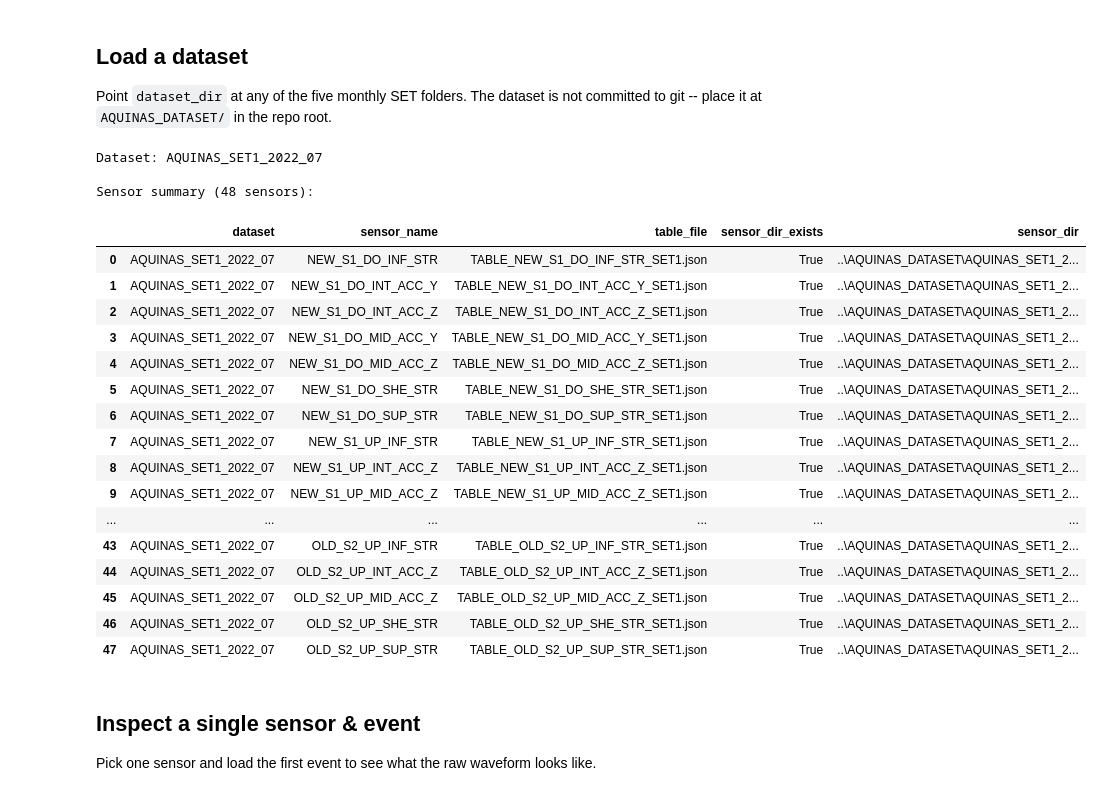
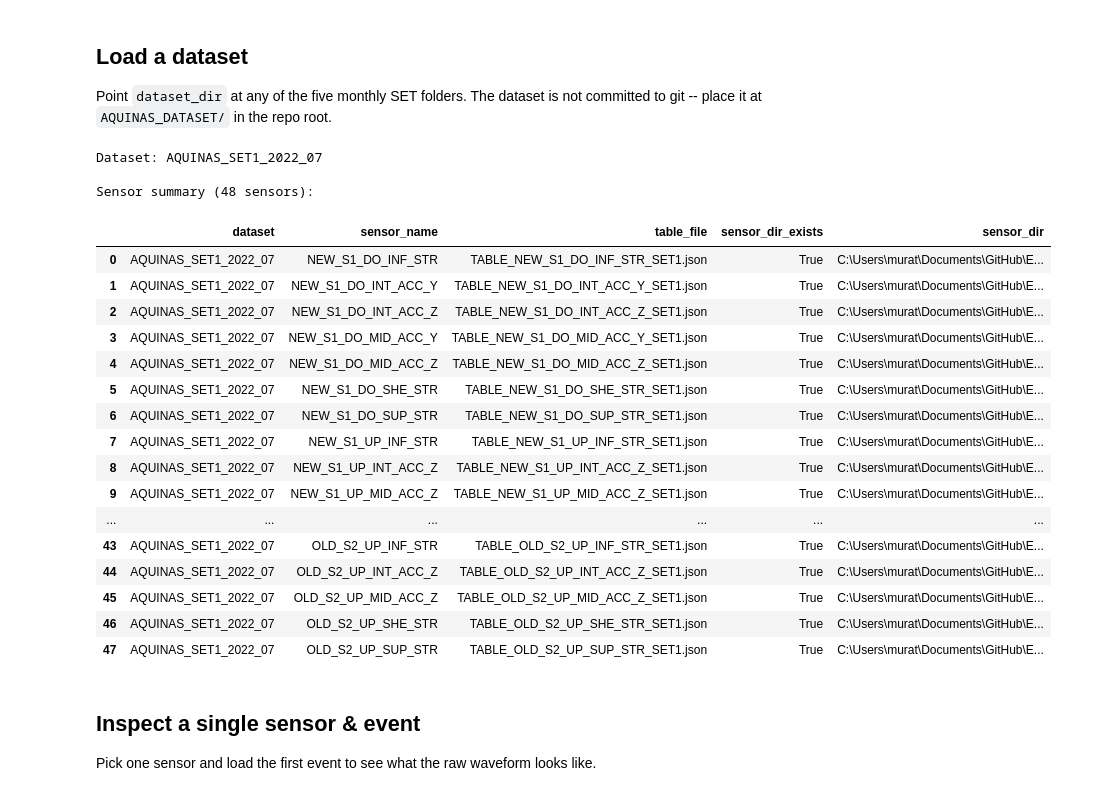
Before and after one commit to likemaestro/EWSHM_Competition, a Jupyter notebook: notebooks/01_sensor_overview.ipynb, the cells around one changed output. Cells and saved outputs as stored; diff of their text form; code cells hidden in the pictures.

```diff
--- a/notebooks/01_sensor_overview.ipynb
+++ b/notebooks/01_sensor_overview.ipynb
@@ -22,33 +21,34 @@ Point `dataset_dir` at any of the five monthly SET folders.
 The dataset is not committed to git -- place it at
 `AQUINAS_DATASET/` in the repo root.
 # %%
-dataset_dir = Path("../AQUINAS_DATASET/AQUINAS_SET1_2022_07")
+dataset_root = find_dataset_root()
+dataset_dir = dataset_root / "AQUINAS_SET1_2022_07"
 reader = AquinasReader(dataset_dir)
 
 print(f"Dataset: {reader.set_name}")
 print(f"\nSensor summary ({len(reader.table_files)} sensors):")
 reader.summary()
 # %% [output]
 Dataset: AQUINAS_SET1_2022_07
 
 Sensor summary (48 sensors):
 |  | dataset | sensor_name | table_file | sensor_dir_exists | sensor_dir |
-| 0 | AQUINAS_SET1_2022_07 | NEW_S1_DO_INF_STR | TABLE_NEW_S1_DO_INF_STR_SET1.json | True | ..\AQUINAS_DATASET\AQUINAS_SET1_2... |
-| 1 | AQUINAS_SET1_2022_07 | NEW_S1_DO_INT_ACC_Y | TABLE_NEW_S1_DO_INT_ACC_Y_SET1.json | True | ..\AQUINAS_DATASET\AQUINAS_SET1_2... |
-| 2 | AQUINAS_SET1_2022_07 | NEW_S1_DO_INT_ACC_Z | TABLE_NEW_S1_DO_INT_ACC_Z_SET1.json | True | ..\AQUINAS_DATASET\AQUINAS_SET1_2... |
-| 3 | AQUINAS_SET1_2022_07 | NEW_S1_DO_MID_ACC_Y | TABLE_NEW_S1_DO_MID_ACC_Y_SET1.json | True | ..\AQUINAS_DATASET\AQUINAS_SET1_2... |
-| 4 | AQUINAS_SET1_2022_07 | NEW_S1_DO_MID_ACC_Z | TABLE_NEW_S1_DO_MID_ACC_Z_SET1.json | True | ..\AQUINAS_DATASET\AQUINAS_SET1_2... |
-| 5 | AQUINAS_SET1_2022_07 | NEW_S1_DO_SHE_STR | TABLE_NEW_S1_DO_SHE_STR_SET1.json | True | ..\AQUINAS_DATASET\AQUINAS_SET1_2... |
-| 6 | AQUINAS_SET1_2022_07 | NEW_S1_DO_SUP_STR | TABLE_NEW_S1_DO_SUP_STR_SET1.json | True | ..\AQUINAS_DATASET\AQUINAS_SET1_2... |
-| 7 | AQUINAS_SET1_2022_07 | NEW_S1_UP_INF_STR | TABLE_NEW_S1_UP_INF_STR_SET1.json | True | ..\AQUINAS_DATASET\AQUINAS_SET1_2... |
-| 8 | AQUINAS_SET1_2022_07 | NEW_S1_UP_INT_ACC_Z | TABLE_NEW_S1_UP_INT_ACC_Z_SET1.json | True | ..\AQUINAS_DATASET\AQUINAS_SET1_2... |
-| 9 | AQUINAS_SET1_2022_07 | NEW_S1_UP_MID_ACC_Z | TABLE_NEW_S1_UP_MID_ACC_Z_SET1.json | True | ..\AQUINAS_DATASET\AQUINAS_SET1_2... |
+| 0 | AQUINAS_SET1_2022_07 | NEW_S1_DO_INF_STR | TABLE_NEW_S1_DO_INF_STR_SET1.json | True | C:\Users\murat\Documents\GitHub\E... |
+| 1 | AQUINAS_SET1_2022_07 | NEW_S1_DO_INT_ACC_Y | TABLE_NEW_S1_DO_INT_ACC_Y_SET1.json | True | C:\Users\murat\Documents\GitHub\E... |
+| 2 | AQUINAS_SET1_2022_07 | NEW_S1_DO_INT_ACC_Z | TABLE_NEW_S1_DO_INT_ACC_Z_SET1.json | True | C:\Users\murat\Documents\GitHub\E... |
+| 3 | AQUINAS_SET1_2022_07 | NEW_S1_DO_MID_ACC_Y | TABLE_NEW_S1_DO_MID_ACC_Y_SET1.json | True | C:\Users\murat\Documents\GitHub\E... |
+| 4 | AQUINAS_SET1_2022_07 | NEW_S1_DO_MID_ACC_Z | TABLE_NEW_S1_DO_MID_ACC_Z_SET1.json | True | C:\Users\murat\Documents\GitHub\E... |
+| 5 | AQUINAS_SET1_2022_07 | NEW_S1_DO_SHE_STR | TABLE_NEW_S1_DO_SHE_STR_SET1.json | True | C:\Users\murat\Documents\GitHub\E... |
+| 6 | AQUINAS_SET1_2022_07 | NEW_S1_DO_SUP_STR | TABLE_NEW_S1_DO_SUP_STR_SET1.json | True | C:\Users\murat\Documents\GitHub\E... |
+| 7 | AQUINAS_SET1_2022_07 | NEW_S1_UP_INF_STR | TABLE_NEW_S1_UP_INF_STR_SET1.json | True | C:\Users\murat\Documents\GitHub\E... |
+| 8 | AQUINAS_SET1_2022_07 | NEW_S1_UP_INT_ACC_Z | TABLE_NEW_S1_UP_INT_ACC_Z_SET1.json | True | C:\Users\murat\Documents\GitHub\E... |
+| 9 | AQUINAS_SET1_2022_07 | NEW_S1_UP_MID_ACC_Z | TABLE_NEW_S1_UP_MID_ACC_Z_SET1.json | True | C:\Users\murat\Documents\GitHub\E... |
 | ... | ... | ... | ... | ... | ... |
-| 43 | AQUINAS_SET1_2022_07 | OLD_S2_UP_INF_STR | TABLE_OLD_S2_UP_INF_STR_SET1.json | True | ..\AQUINAS_DATASET\AQUINAS_SET1_2... |
-| 44 | AQUINAS_SET1_2022_07 | OLD_S2_UP_INT_ACC_Z | TABLE_OLD_S2_UP_INT_ACC_Z_SET1.json | True | ..\AQUINAS_DATASET\AQUINAS_SET1_2... |
-| 45 | AQUINAS_SET1_2022_07 | OLD_S2_UP_MID_ACC_Z | TABLE_OLD_S2_UP_MID_ACC_Z_SET1.json | True | ..\AQUINAS_DATASET\AQUINAS_SET1_2... |
-| 46 | AQUINAS_SET1_2022_07 | OLD_S2_UP_SHE_STR | TABLE_OLD_S2_UP_SHE_STR_SET1.json | True | ..\AQUINAS_DATASET\AQUINAS_SET1_2... |
-| 47 | AQUINAS_SET1_2022_07 | OLD_S2_UP_SUP_STR | TABLE_OLD_S2_UP_SUP_STR_SET1.json | True | ..\AQUINAS_DATASET\AQUINAS_SET1_2... |
+| 43 | AQUINAS_SET1_2022_07 | OLD_S2_UP_INF_STR | TABLE_OLD_S2_UP_INF_STR_SET1.json | True | C:\Users\murat\Documents\GitHub\E... |
+| 44 | AQUINAS_SET1_2022_07 | OLD_S2_UP_INT_ACC_Z | TABLE_OLD_S2_UP_INT_ACC_Z_SET1.json | True | C:\Users\murat\Documents\GitHub\E... |
+| 45 | AQUINAS_SET1_2022_07 | OLD_S2_UP_MID_ACC_Z | TABLE_OLD_S2_UP_MID_ACC_Z_SET1.json | True | C:\Users\murat\Documents\GitHub\E... |
+| 46 | AQUINAS_SET1_2022_07 | OLD_S2_UP_SHE_STR | TABLE_OLD_S2_UP_SHE_STR_SET1.json | True | C:\Users\murat\Documents\GitHub\E... |
+| 47 | AQUINAS_SET1_2022_07 | OLD_S2_UP_SUP_STR | TABLE_OLD_S2_UP_SUP_STR_SET1.json | True | C:\Users\murat\Documents\GitHub\E... |
 # %% [markdown]
 ## Inspect a single sensor & event
 
```
Also changed, not shown: parts of 1 cell of this notebook, 10 other files.
